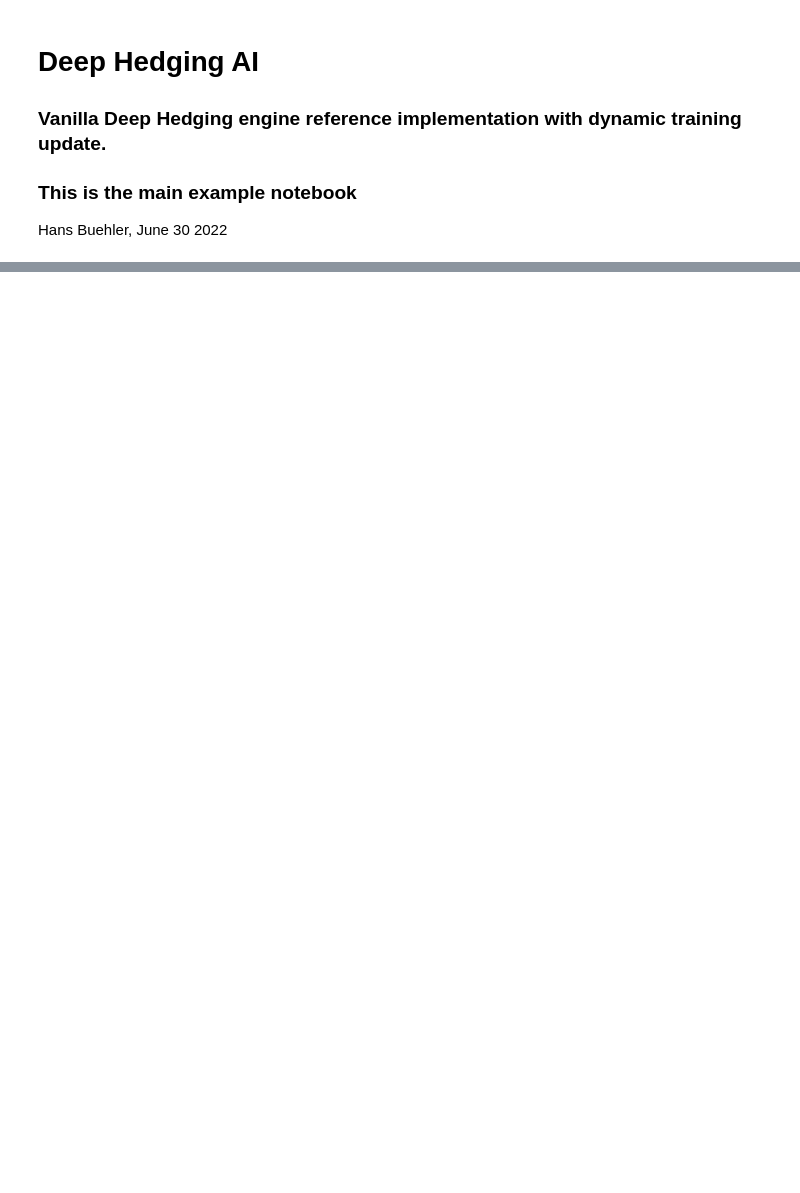
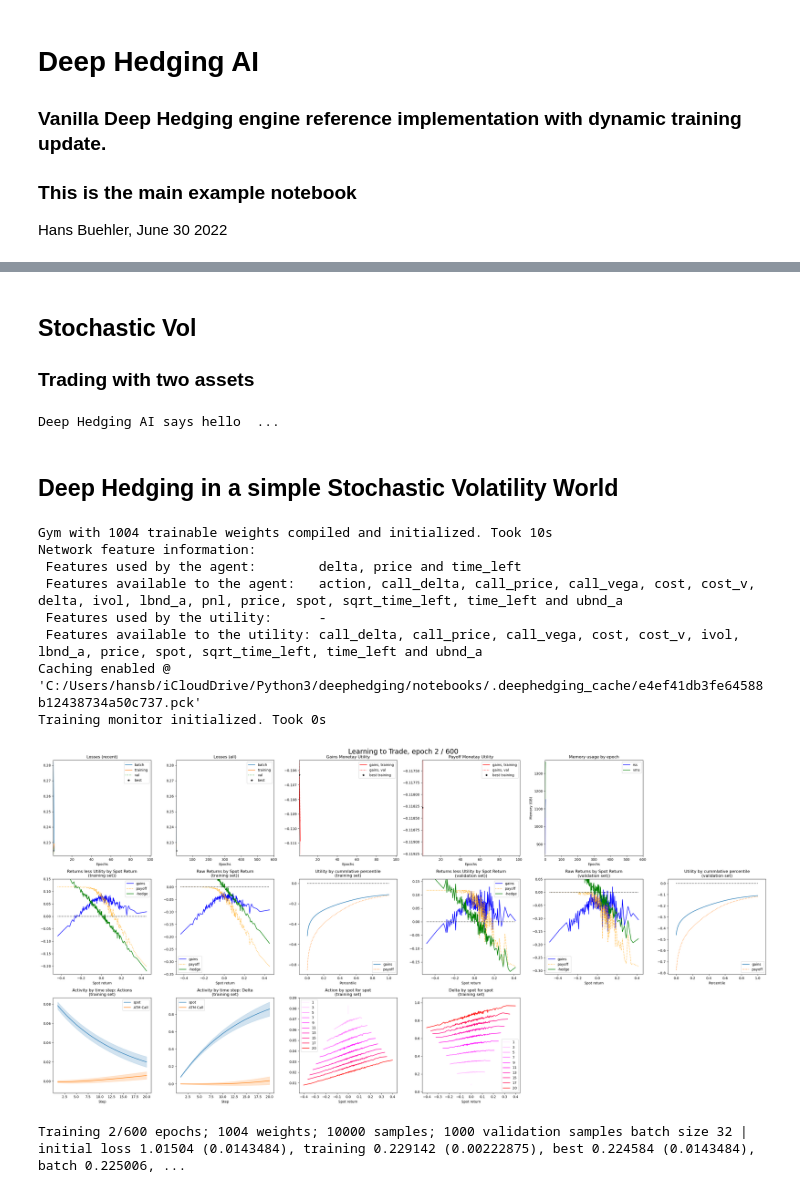
Before and after one commit to hansbuehler/deephedging, a Jupyter notebook: notebooks/trainer.ipynb, the cells around one changed output, grey strips where cells are left out. Saved outputs shown, nothing was run; the diff lists cells and outputs as text; code cells hidden in the pictures; blank space fills up the shorter version.

```diff
--- a/notebooks/trainer.ipynb
+++ b/notebooks/trainer.ipynb
@@ -141,0 +110,68 @@ config.done()
+# %% [markdown]
+## Stochastic Vol
+### Trading with two assets
+# %%
+print("Deep Hedging AI says hello  ... ", end='')
+from cdxbasics.config import Config
+from deephedging.trainer import train
+from deephedging.gym import VanillaDeepHedgingGym
+from deephedging.world import SimpleWorld_Spot_ATM
+import tensorflow as tf
+
+from IPython.display import display, Markdown
+
+# see print of the config below for numerous options
+config = Config()
+# world
+config.world.samples = 10000
+config.world.steps = 20
+config.world.black_scholes = False
+# gym
+config.gym.objective.utility = "cvar"
+config.gym.objective.lmbda = 1.
+config.gym.agent.network.depth = 3
+config.gym.agent.network.activation = "softplus"
+# trainer
+config.trainer.train.optimizer = "adam"
+config.trainer.train.batch_size = None
+config.trainer.train.epochs = 600
+config.trainer.caching.mode = "on"
+config.trainer.train.run_eagerly = None
+config.trainer.visual.epoch_refresh = 1
+config.trainer.visual.time_refresh = 10
+config.trainer.visual.confidence_pcnt_lo = 0.25
+config.trainer.visual.confidence_pcnt_hi = 0.75
+
+display(Markdown("## Deep Hedging in a simple Stochastic Volatility World"))
+
+# create world
+world  = SimpleWorld_Spot_ATM( config.world )
+val_world  = world.clone(samples=1000)
+
+# create training environment
+tf.debugging.enable_check_numerics()
+gym = VanillaDeepHedgingGym( config.gym )
+
+# create training environment
+train( gym=gym, world=world, val_world=val_world, config=config.trainer )
+r = gym(world.tf_data)
+print("Keys of the dictionary returned by the gym: ", r.keys())
+
+print("=========================================")
+print("Config usage report")
+print("=========================================")
+print( config.usage_report() )
+config.done()
+# %% [output]
+Deep Hedging AI says hello  ...
+## Deep Hedging in a simple Stochastic Volatility World
+Gym with 1004 trainable weights compiled and initialized. Took 10s
+Network feature information:
+ Features used by the agent:        delta, price and time_left
+ Features available to the agent:   action, call_delta, call_price, call_vega, cost, cost_v, delta, ivol, lbnd_a, pnl, price, spot, sqrt_time_left, time_left and ubnd_a
+ Features used by the utility:      -
+ Features available to the utility: call_delta, call_price, call_vega, cost, cost_v, ivol, lbnd_a, price, spot, sqrt_time_left, time_left and ubnd_a
+Caching enabled @ 'C:/Users/hansb/iCloudDrive/Python3/deephedging/notebooks/.deephedging_cache/e4ef41db3fe64588b12438734a50c737.pck'
+Training monitor initialized. Took 0s
+[figure, added]
+Training 2/600 epochs; 1004 weights; 10000 samples; 1000 validation samples batch size 32 | initial loss 1.01504 (0.0143484), training 0.229142 (0.00222875), best 0.224584 (0.0143484), batch 0.225006, ...
```
Also changed, not shown: parts of 4 cells of this notebook, 2 other files.
